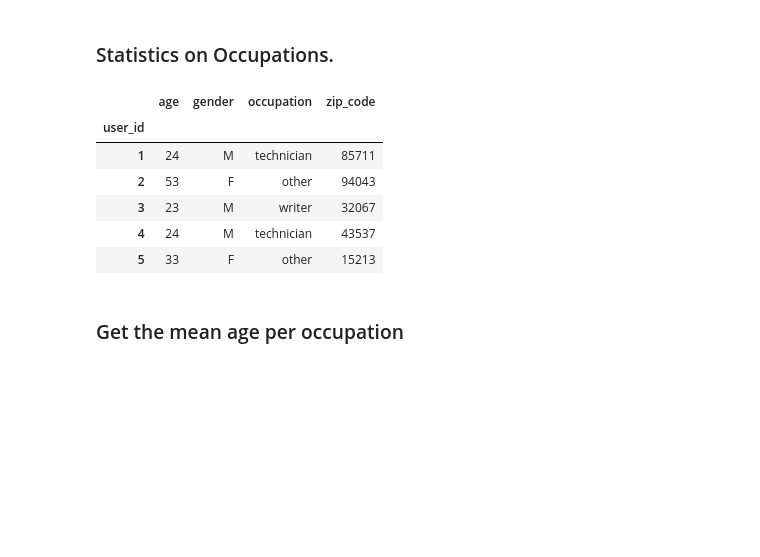
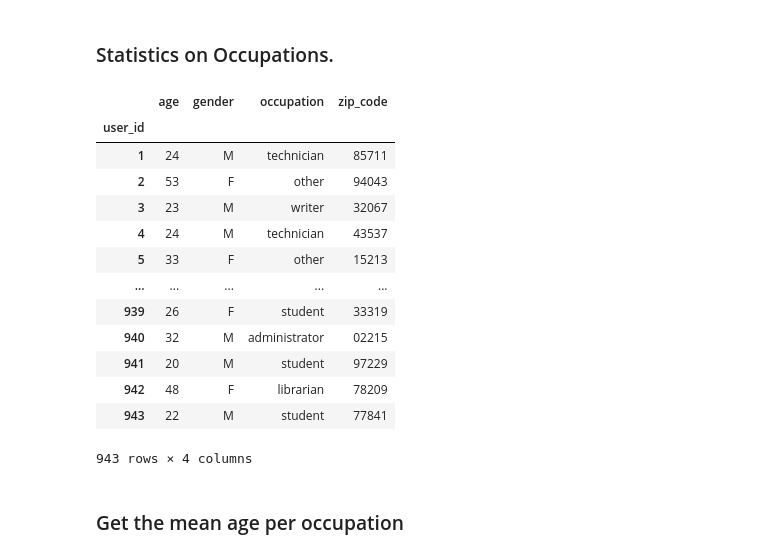
Before and after one commit to vbarn3/DataMining2020, a Jupyter notebook: week4/Assignment_1.ipynb, the cells around one changed output. Saved outputs shown, nothing was run; the diff lists cells and outputs as text; code cells hidden in the pictures; blank space fills up the shorter version.

```diff
--- a/week4/Assignment_1.ipynb
+++ b/week4/Assignment_1.ipynb
@@ -7,15 +7,23 @@ import pandas as pd
 # %%
 users = pd.read_table('https://raw.githubusercontent.com/justmarkham/DAT8/master/data/u.user',
                       sep='|', index_col='user_id')
-users.head()
+#users.head()
+users
 # %% [output]
 |  | age | gender | occupation | zip_code |
 | user_id |  |  |  |  |
 | 1 | 24 | M | technician | 85711 |
 | 2 | 53 | F | other | 94043 |
 | 3 | 23 | M | writer | 32067 |
 | 4 | 24 | M | technician | 43537 |
 | 5 | 33 | F | other | 15213 |
+| ... | ... | ... | ... | ... |
+| 939 | 26 | F | student | 33319 |
+| 940 | 32 | M | administrator | 02215 |
+| 941 | 20 | M | student | 97229 |
+| 942 | 48 | F | librarian | 78209 |
+| 943 | 22 | M | student | 77841 |
+943 rows × 4 columns
 # %% [markdown]
 ### Get the mean age per occupation
 # %%
```
Also changed, not shown: parts of 5 cells of this notebook, 5 other files.
